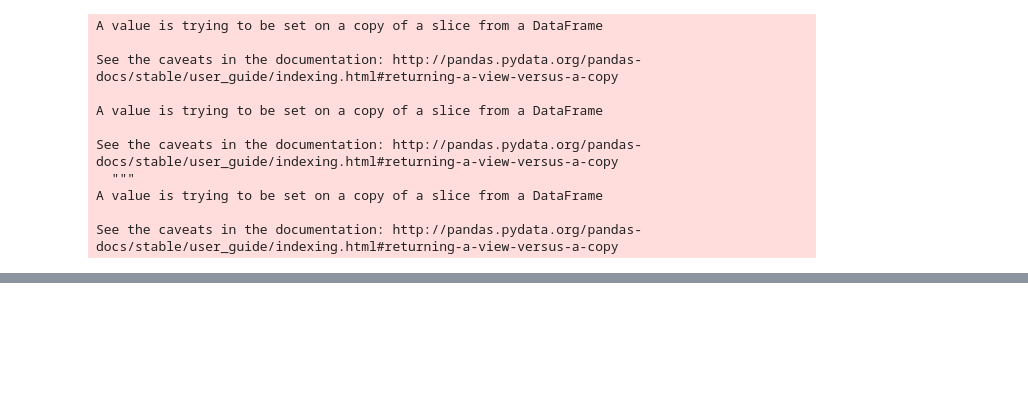
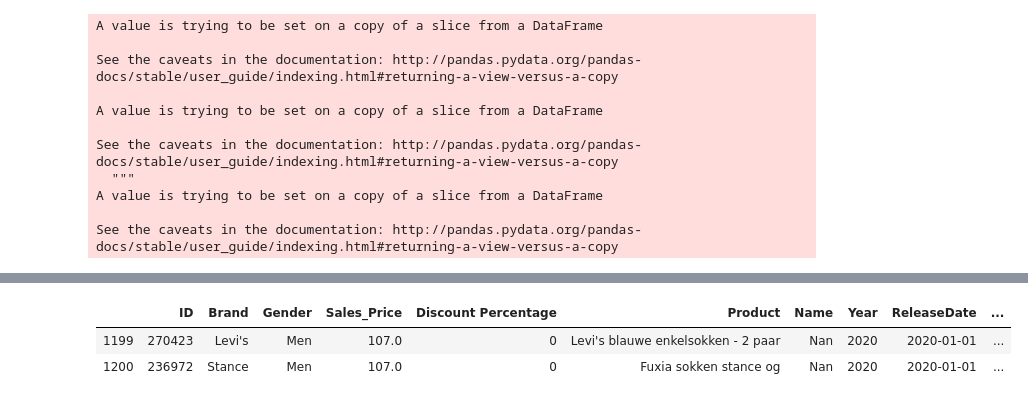
Before and after one commit to Cerbersec/WebApp, a Jupyter notebook: Database/Database_Integrated_Lab.ipynb, the cells around one changed output, grey strips where cells are left out. Cells and saved outputs as stored; diff of their text form; code cells hidden in the pictures; blank space fills up the shorter version.

```diff
--- a/Database/Database_Integrated_Lab.ipynb
+++ b/Database/Database_Integrated_Lab.ipynb
@@ -1368,2 +1516,8 @@ for x,i in enumerate(df['Gender']):
+# %%
+df.tail(2)
+# %% [output]
+|  | ID | Brand | Gender | Sales_Price | Discount Percentage | Product | Name | Year | ReleaseDate | ... |
+| 1199 | 270423 | Levi's | Men | 107.0 | 0 | Levi's blauwe enkelsokken - 2 paar | Nan | 2020 | 2020-01-01 | ... |
+| 1200 | 236972 | Stance | Men | 107.0 | 0 | Fuxia sokken stance og | Nan | 2020 | 2020-01-01 | ... |
 # %%
 df.to_csv('product_database.csv', index = False, header=True)
```
Also changed, not shown: parts of 36 cells of this notebook, 2 other files.
